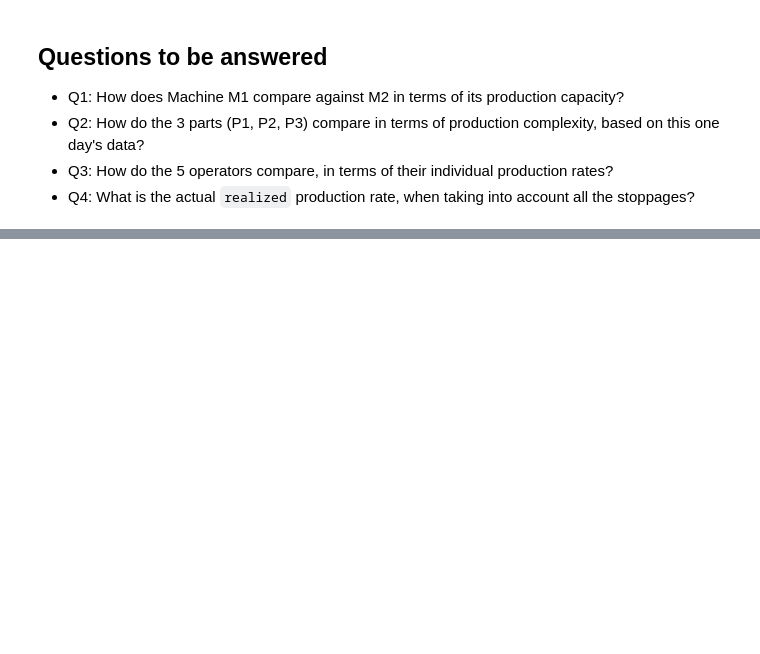
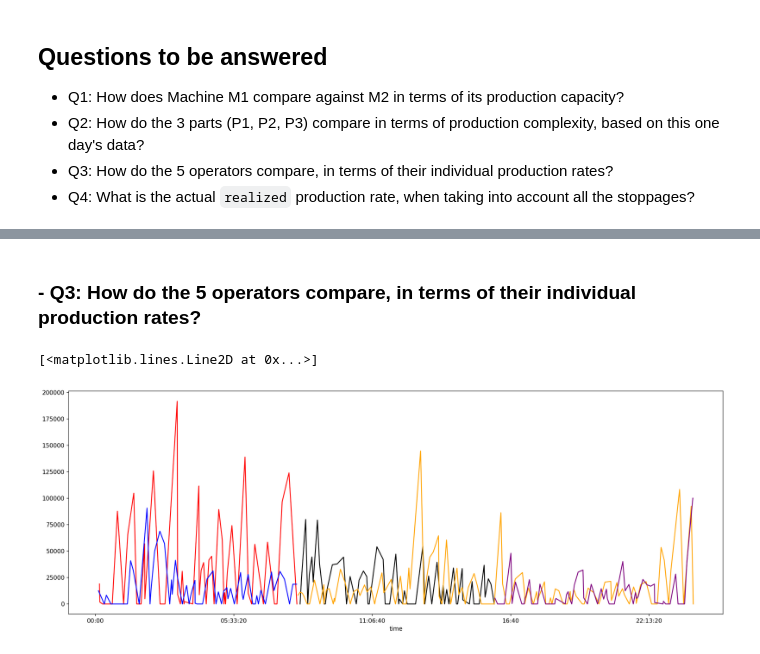
Before and after one commit to ItumelengF/Digital_factory, a Jupyter notebook: SmartManufacturing_Formative1_Exercise.ipynb, the cells around one changed output, grey strips where cells are left out. Cells and saved outputs as stored; diff of their text form; code cells hidden in the pictures; blank space fills up the shorter version.

```diff
--- a/SmartManufacturing_Formative1_Exercise.ipynb
+++ b/SmartManufacturing_Formative1_Exercise.ipynb
@@ -42,0 +165,20 @@ import os
+# %% [markdown]
+### - Q3: How do the 5 operators compare, in terms of their individual production rates?
+# %%
+# select data related to each operator and store
+O1_cap = data.loc[data['Operator']=="Op_1"]
+O2_cap = data.loc[data['Operator']=="Op_2"]
+O3_cap = data.loc[data['Operator']=="Op_3"]
+O4_cap = data.loc[data['Operator']=="Op_4"]
+O5_cap = data.loc[data['Operator']=="Op_5"]
+
+fig = plt.figure(figsize=(20, 7), dpi=150)
+
+plt.plot(O1_cap.index, O1_cap['NumberOfPieces'], color ='red')
+plt.plot(O2_cap.index, O2_cap['NumberOfPieces'], color ='blue')
+plt.plot(O3_cap.index, O3_cap['NumberOfPieces'], color ='black')
+plt.plot(O4_cap.index, O4_cap['NumberOfPieces'], color ='orange')
+plt.plot(O5_cap.index, O5_cap['NumberOfPieces'], color ='purple')
+# %% [output]
+[<matplotlib.lines.Line2D at 0x...>]
+[figure, added]
```
Also changed, not shown: parts of 27 cells of this notebook.
